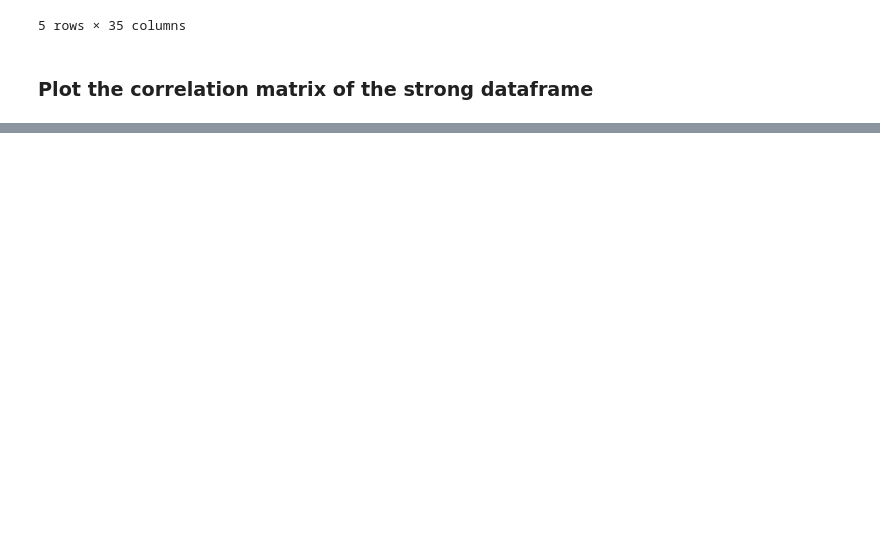
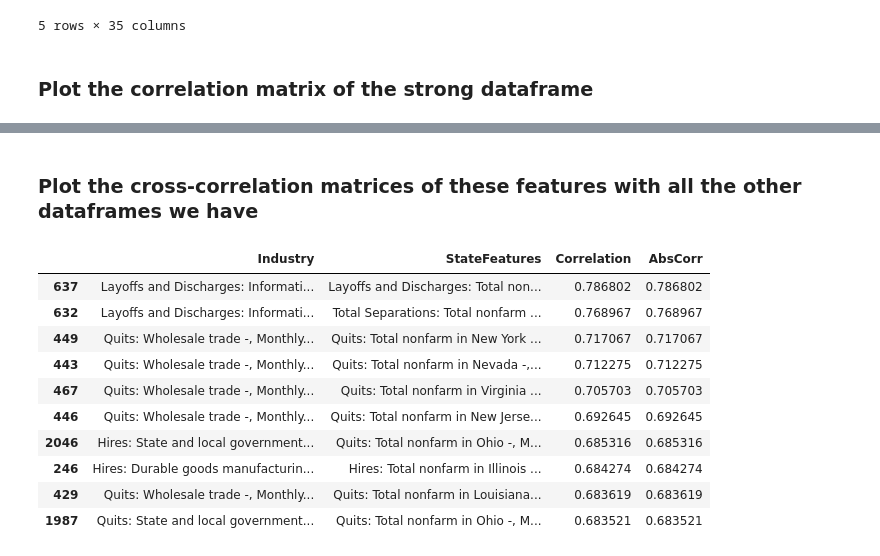
Before and after one commit to Sameer-Sethuram/SwYtch-Team-Monkey, a Jupyter notebook: feature_correlations.ipynb, the cells around one changed output, grey strips where cells are left out. Drawn from its saved outputs; the diff is of its cells as text; code cells hidden in the pictures; blank space fills up the shorter version.

```diff
--- a/feature_correlations.ipynb
+++ b/feature_correlations.ipynb
@@ -125,0 +130,37 @@ plt.show()
+# %% [markdown]
+### Plot the cross-correlation matrices of these features with all the other dataframes we have
+# %%
+# Step 1: Compute cross-correlation matrix manually
+def compute_cc_top10(m1, m2, c1, c2):
+    cross_corr_matrix = pd.DataFrame(
+        np.corrcoef(m1.T, m2.T)[:m1.shape[1], m1.shape[1]:],
+        index=m1.columns,
+        columns=m2.columns
+    )
+    # Flatten the matrix
+    flat_corrs = cross_corr_matrix.stack().reset_index()
+    flat_corrs.columns = [c1, c2, 'Correlation']
+
+    # Sort by absolute correlation
+    flat_corrs['AbsCorr'] = flat_corrs['Correlation'].abs()
+    sorted_corrs = flat_corrs.sort_values(by='AbsCorr', ascending=False)
+
+    return sorted_corrs.head(10)
+# %%
+i_state = compute_cc_top10(industry_df_strong, state_df, 'Industry', 'StateFeatures')
+i_region = compute_cc_top10(industry_df_strong, regional_df, 'Industry', 'RegionFeatures')
+i_nation = compute_cc_top10(industry_df_strong, national_df, 'Industry', 'NationFeatures')
+# %%
+i_state
+# %% [output]
+|  | Industry | StateFeatures | Correlation | AbsCorr |
+| 637 | Layoffs and Discharges: Informati... | Layoffs and Discharges: Total non... | 0.786802 | 0.786802 |
+| 632 | Layoffs and Discharges: Informati... | Total Separations: Total nonfarm ... | 0.768967 | 0.768967 |
+| 449 | Quits: Wholesale trade -, Monthly... | Quits: Total nonfarm in New York ... | 0.717067 | 0.717067 |
+| 443 | Quits: Wholesale trade -, Monthly... | Quits: Total nonfarm in Nevada -,... | 0.712275 | 0.712275 |
+| 467 | Quits: Wholesale trade -, Monthly... | Quits: Total nonfarm in Virginia ... | 0.705703 | 0.705703 |
+| 446 | Quits: Wholesale trade -, Monthly... | Quits: Total nonfarm in New Jerse... | 0.692645 | 0.692645 |
+| 2046 | Hires: State and local government... | Quits: Total nonfarm in Ohio -, M... | 0.685316 | 0.685316 |
+| 246 | Hires: Durable goods manufacturin... | Hires: Total nonfarm in Illinois ... | 0.684274 | 0.684274 |
+| 429 | Quits: Wholesale trade -, Monthly... | Quits: Total nonfarm in Louisiana... | 0.683619 | 0.683619 |
+| 1987 | Quits: State and local government... | Quits: Total nonfarm in Ohio -, M... | 0.683521 | 0.683521 |
```
Also changed, not shown: parts of 3 cells of this notebook.
